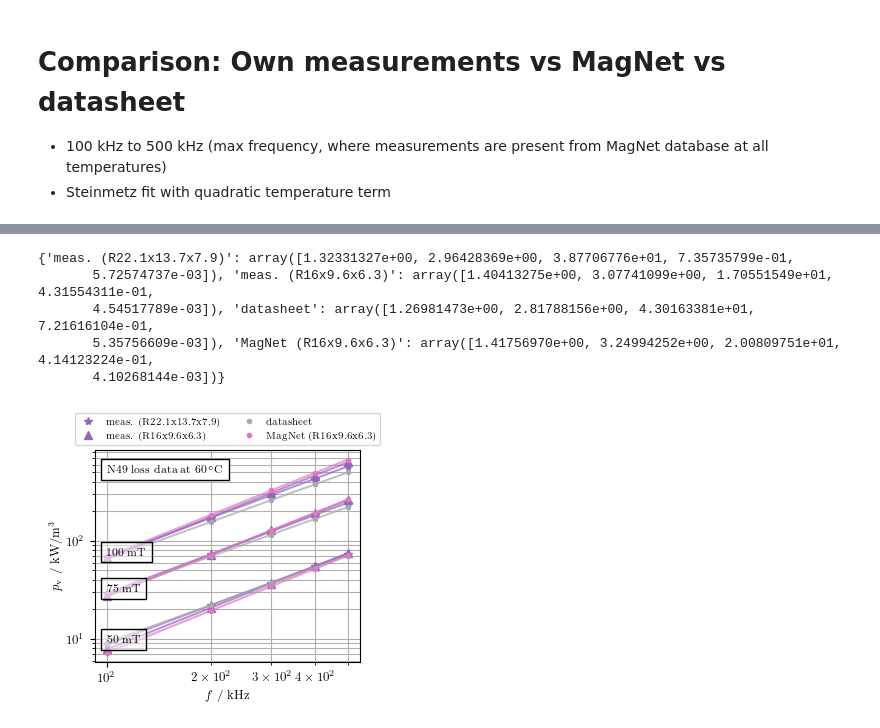
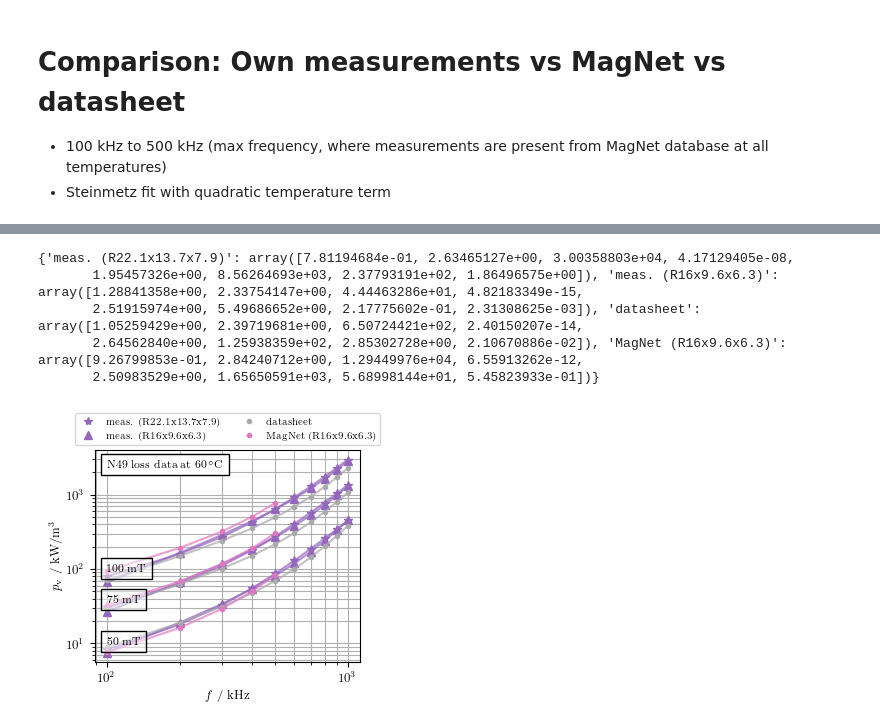
Before and after one commit to upb-lea/dimensional-performance-factor, a Jupyter notebook: dev/material_vs_MagNet.ipynb, the cells around one changed output, grey strips where cells are left out. Drawn from its saved outputs; the diff is of its cells as text; code cells hidden in the pictures.

Commit message:
finalized frequency selection and max flux density limitation

```diff
--- a/dev/material_vs_MagNet.ipynb
+++ b/dev/material_vs_MagNet.ipynb
@@ -47,18 +47,24 @@ cm = 1 / 2.54
 # data limits for Steinmetz fitting:
 # the MagNet data only has data points for measurements up to 500 kHz at all temperatures
 f_min = 90e3
-f_max = 510e3
+f_max = 1300e3
 
 # select fit function (for a rather small frequency range, classical Steinmetz is sufficient)
-pv_fit_function = mdb.FitFunction.Steinmetz
+pv_fit_function = mdb.FitFunction.enhancedSteinmetz
 
 # Operating points of interest
-FREQS = np.linspace(100e3, 500e3, 5)  # Frequency in Hz
+FREQS = np.linspace(100e3, 1000e3, 10)  # Frequency in Hz
 TEMPS = [60]  # Temperature in °C
 FLUX_DENSITIES = [50e-3, 75e-3, 100e-3]  # Flux density in T
 
 
 # Materials to compare
+max_frequencies_config = {
+    "N49_LEA_probe_1": 1.3e6,
+    "N49_LEA_probe_2": 1.3e6,
+    "N49_TDK": 1e6,
+    "N49_MagNet": 500e3,
+}
 materials_config: dict[str, ComplexPermeabilityPlotConfig] = {
     "N49_LEA_probe_1": ComplexPermeabilityPlotConfig(
         mat_cfg=ComplexPermeabilityConfig(
@@ -165,7 +171,7 @@ def plot_loss_vs_frequency(ax: Axes, df: pd.DataFrame,
 
                 ax.text(
                     x_pos,
-                    y_pos,
+                    y_pos * 1.1,
                     f"{int(b * 1000)} mT",
                     fontsize=8,
                     color="k",
@@ -183,7 +189,7 @@ def plot_loss_vs_frequency(ax: Axes, df: pd.DataFrame,
 
     ax.text(
         100,
-        600,
+        3000,
         r"N49 loss data at \qty{60}{\celsius}",
         fontsize=8,
         color="k",
@@ -204,7 +210,7 @@ def plot_loss_vs_frequency(ax: Axes, df: pd.DataFrame,
 # ---------------------------------------------
 # Plot Core Loss
 # ---------------------------------------------
-fig, axs = plt.subplots(1, 1, figsize=(9 * cm, 8 * cm))
+
 param_storage = {}
 styles_pv = {}
 for key, cfg in materials_config.items():
@@ -213,20 +219,43 @@ for key, cfg in materials_config.items():
 
     logging.info(f"---")
     logging.info(f"Fitting power loss for: {cfg.label} ({cfg.mat_cfg.setup.name})")
-    material = mdb_data.get_complex_permeability(material=cfg.mat_cfg.material,
-                                                 data_source=cfg.mat_cfg.setup,
-                                                 pv_fit_function=cfg.mat_cfg.pv_fit_function,
-                                                 probe_codes=cfg.mat_cfg.probe_codes)
+
+    material = mdb_data.get_complex_permeability(
+        material=cfg.mat_cfg.material,
+        data_source=cfg.mat_cfg.setup,
+        pv_fit_function=cfg.mat_cfg.pv_fit_function,
+        probe_codes=cfg.mat_cfg.probe_codes
+    )
+
+    # visualize data distribution -> investigate data imbalance
+    # fig, axs = plt.subplots(1, 1, )
+    # # plt.scatter(material.measurement_data["f"], material.measurement_data["b"])
+    # plt.hist(material.measurement_data["f"], bins=20)
+    # plt.title(f"{cfg.label} ({cfg.mat_cfg.setup.name})")
+    # plt.show()
 
     # Fit losses and store fit parameters
-    param_storage[f"{cfg.label}"] = material.fit_losses(f_min=f_min, f_max=f_max)
+    param_storage[f"{cfg.label}"] = material.fit_losses(f_min=f_min,
+                                                        f_max=f_max,
+                                                        b_max=120e-3)  # avoid data imbalance (all datasets have more data points and larger flux densities at low frequencies)
+
+    # Apply per-material frequency limit before computing losses
+    f_limit = max_frequencies_config.get(key, f_max)
+    df_filtered = df_common[df_common["f"] <= f_limit].copy()
 
     col_name = f"pv_{key}"
-    df_common[col_name] = material.pv_fit_function.get_function()(
-        (df_common["f"].to_numpy(),
-         df_common["T"].to_numpy(),
-         df_common["b"].to_numpy()),
+    df_filtered[col_name] = material.pv_fit_function.get_function()(
+        (df_filtered["f"].to_numpy(),
+         df_filtered["T"].to_numpy(),
+         df_filtered["b"].to_numpy()),
         *material.params_pv
+    )
+
+    # merge results into original grid (optional NaN fill for missing high-f reqs)
+    df_common = df_common.merge(
+        df_filtered[["f", "T", "b", col_name]],
+        on=["f", "T", "b"],
+        how="left"
     )
 
     styles_pv[col_name] = cast(StyleDict, {
@@ -236,6 +265,7 @@ for key, cfg in materials_config.items():
     })
 
 print(param_storage)
+fig, axs = plt.subplots(1, 1, figsize=(9 * cm, 8 * cm))
 plot_loss_vs_frequency(ax=axs, df=df_common, y_columns=list(styles_pv.keys()), styles=styles_pv)
 # %% [output]
 INFO: ---
@@ -258,6 +288,6 @@ INFO: MRE = 0.13113420181402763
-{'meas. (R22.1x13.7x7.9)': array([1.32331327e+00, 2.96428369e+00, 3.87706776e+01, 7.35735799e-01,
-       5.72574737e-03]), 'meas. (R16x9.6x6.3)': array([1.40413275e+00, 3.07741099e+00, 1.70551549e+01, 4.31554311e-01,
-       4.54517789e-03]), 'datasheet': array([1.26981473e+00, 2.81788156e+00, 4.30163381e+01, 7.21616104e-01,
-       5.35756609e-03]), 'MagNet (R16x9.6x6.3)': array([1.41756970e+00, 3.24994252e+00, 2.00809751e+01, 4.14123224e-01,
-       4.10268144e-03])}
+{'meas. (R22.1x13.7x7.9)': array([7.81194684e-01, 2.63465127e+00, 3.00358803e+04, 4.17129405e-08,
+       1.95457326e+00, 8.56264693e+03, 2.37793191e+02, 1.86496575e+00]), 'meas. (R16x9.6x6.3)': array([1.28841358e+00, 2.33754147e+00, 4.44463286e+01, 4.82183349e-15,
+       2.51915974e+00, 5.49686652e+00, 2.17775602e-01, 2.31308625e-03]), 'datasheet': array([1.05259429e+00, 2.39719681e+00, 6.50724421e+02, 2.40150207e-14,
+       2.64562840e+00, 1.25938359e+02, 2.85302728e+00, 2.10670886e-02]), 'MagNet (R16x9.6x6.3)': array([9.26799853e-01, 2.84240712e+00, 1.29449976e+04, 6.55913262e-12,
+       2.50983529e+00, 1.65650591e+03, 5.68998144e+01, 5.45823933e-01])}
-[figure, old version]
+[figure, new version]
```
Also changed, not shown: parts of 1 cell of this notebook.
